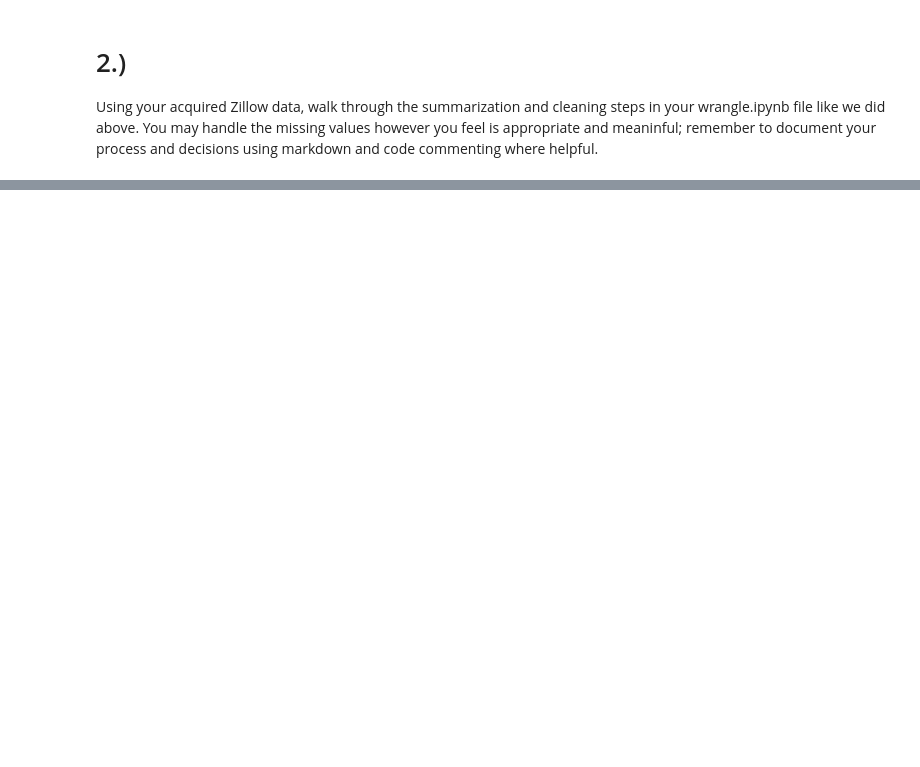
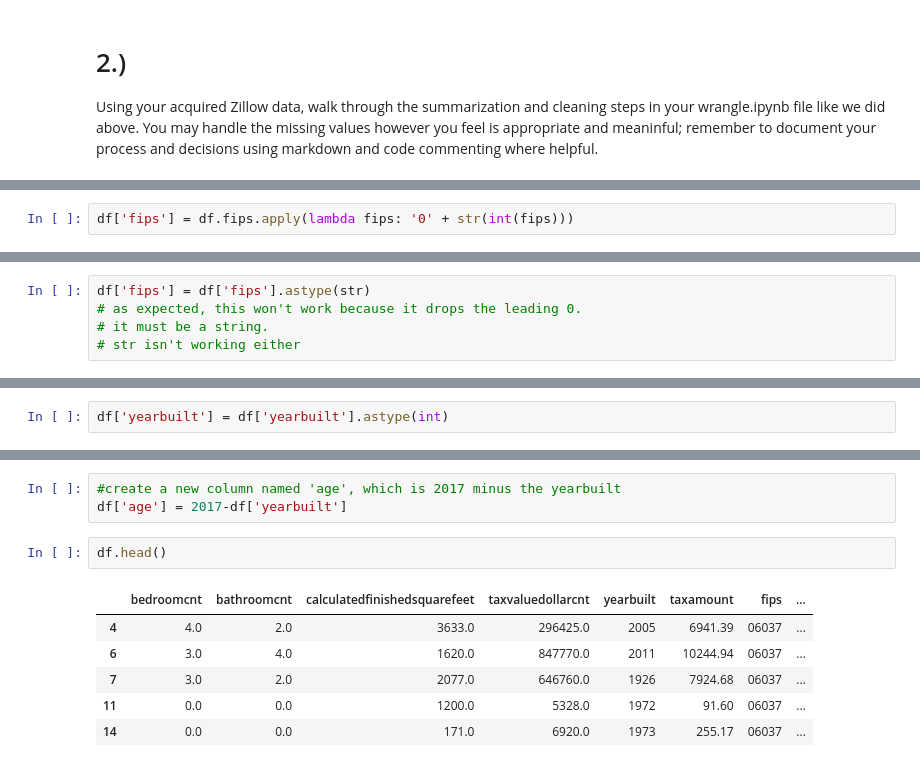
Before and after one commit to nicholas-dougherty/regression-exercises, a Jupyter notebook: wrangle.ipynb, the cells around one changed output, grey strips where cells are left out. Cells and saved outputs as stored; diff of their text form; blank space fills up the shorter version.

```diff
--- a/wrangle.ipynb
+++ b/wrangle.ipynb
@@ -80,0 +260,2 @@ Using your acquired Zillow data, walk through the summarization and cleaning ste
+# %%
+df['fips'] = df.fips.apply(lambda fips: '0' + str(int(fips)))
@@ -80,0 +274,5 @@ Using your acquired Zillow data, walk through the summarization and cleaning ste
+# %%
+df['fips'] = df['fips'].astype(str)
+# as expected, this won't work because it drops the leading 0.
+# it must be a string.
+# str isn't working either
@@ -80,0 +288,2 @@ Using your acquired Zillow data, walk through the summarization and cleaning ste
+# %%
+df['yearbuilt'] = df['yearbuilt'].astype(int)
@@ -80,0 +310,12 @@ Using your acquired Zillow data, walk through the summarization and cleaning ste
+# %%
+#create a new column named 'age', which is 2017 minus the yearbuilt
+df['age'] = 2017-df['yearbuilt']
+# %%
+df.head()
+# %% [output]
+|  | bedroomcnt | bathroomcnt | calculatedfinishedsquarefeet | taxvaluedollarcnt | yearbuilt | taxamount | fips | ... |
+| 4 | 4.0 | 2.0 | 3633.0 | 296425.0 | 2005 | 6941.39 | 06037 | ... |
+| 6 | 3.0 | 4.0 | 1620.0 | 847770.0 | 2011 | 10244.94 | 06037 | ... |
+| 7 | 3.0 | 2.0 | 2077.0 | 646760.0 | 1926 | 7924.68 | 06037 | ... |
+| 11 | 0.0 | 0.0 | 1200.0 | 5328.0 | 1972 | 91.60 | 06037 | ... |
+| 14 | 0.0 | 0.0 | 171.0 | 6920.0 | 1973 | 255.17 | 06037 | ... |
```
Also changed, not shown: parts of 28 cells of this notebook, 2 other files.
